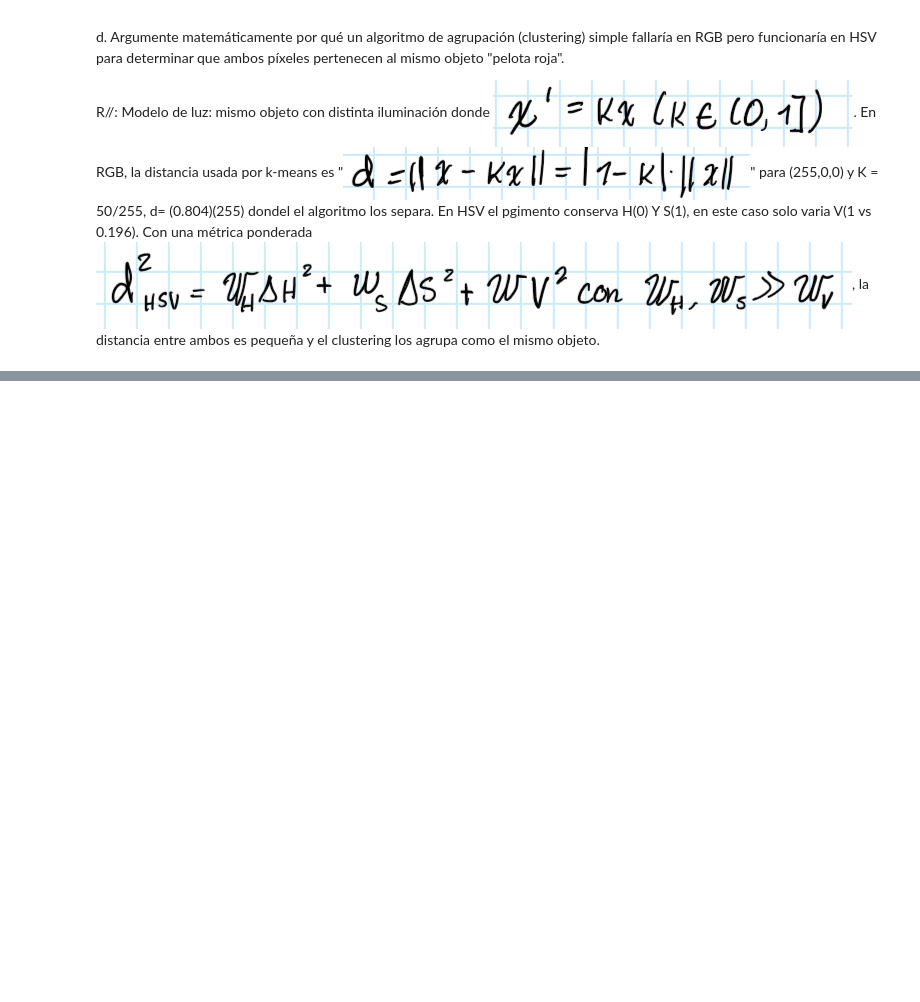
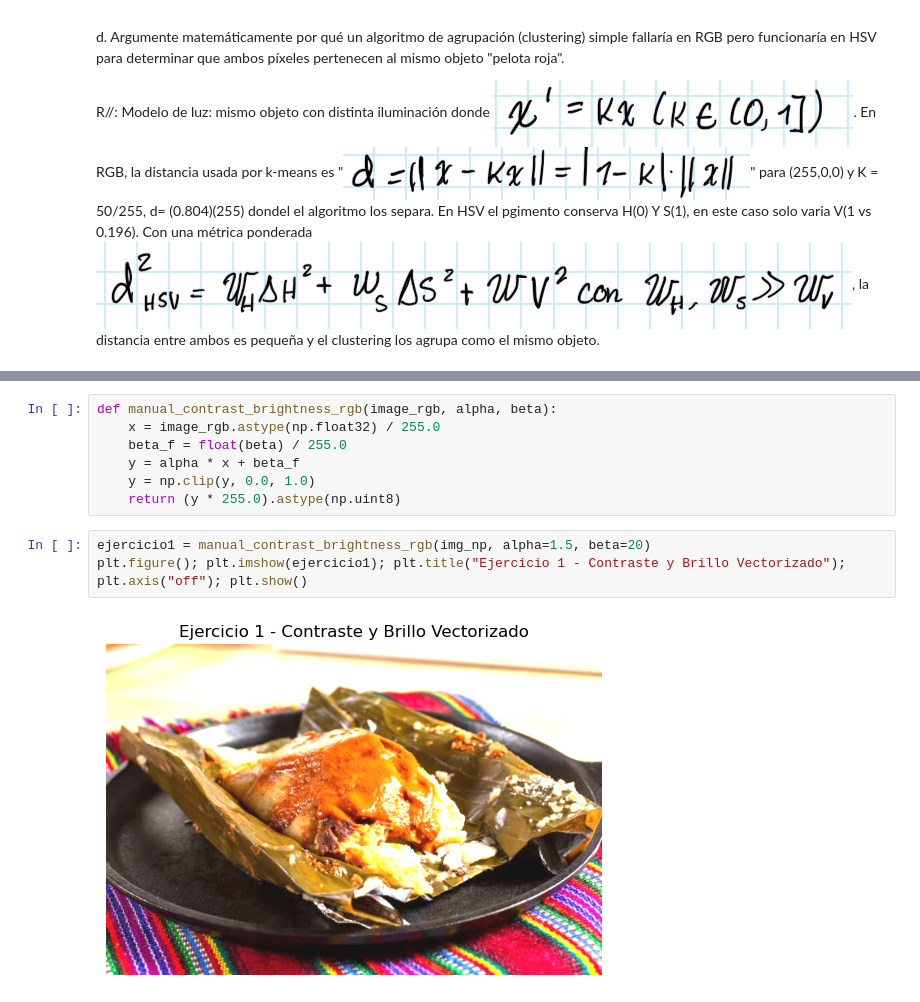
Before and after one commit to BrandonReyes0609/VP-H1, a Jupyter notebook: main.ipynb, the cells around one changed output, grey strips where cells are left out. Drawn from its saved outputs; the diff is of its cells as text; blank space fills up the shorter version.

```diff
--- a/main.ipynb
+++ b/main.ipynb
@@ -65,0 +93,12 @@ Considere cada uno de los siguientes escenarios y responda según corresponda:
+# %%
+def manual_contrast_brightness_rgb(image_rgb, alpha, beta):
+    x = image_rgb.astype(np.float32) / 255.0
+    beta_f = float(beta) / 255.0
+    y = alpha * x + beta_f
+    y = np.clip(y, 0.0, 1.0)
+    return (y * 255.0).astype(np.uint8)
+# %%
+ejercicio1 = manual_contrast_brightness_rgb(img_np, alpha=1.5, beta=20)
+plt.figure(); plt.imshow(ejercicio1); plt.title("Ejercicio 1 - Contraste y Brillo Vectorizado"); plt.axis("off"); plt.show()
+# %% [output]
+[figure, added]
```
Also changed, not shown: parts of 10 cells of this notebook, 2 other files.
